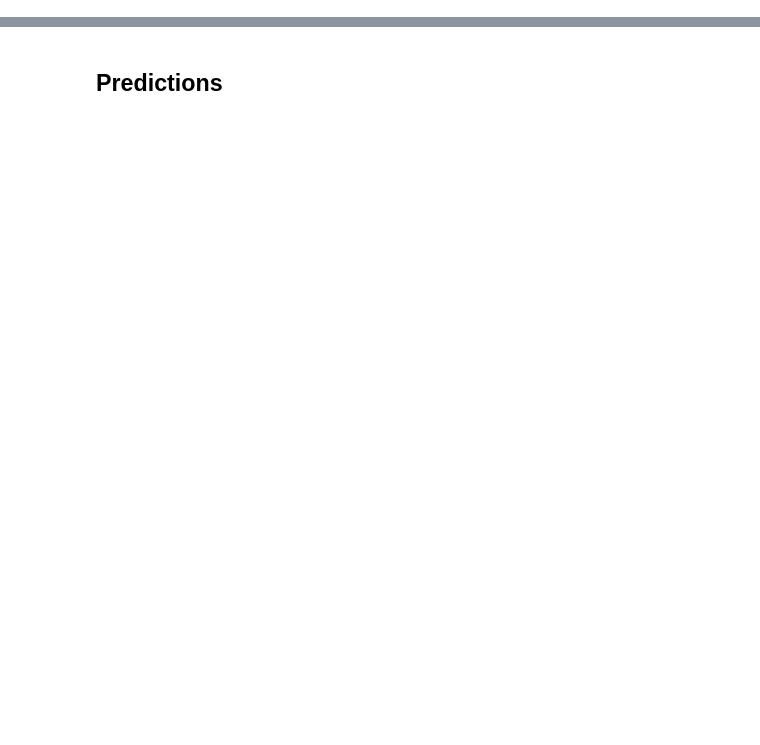
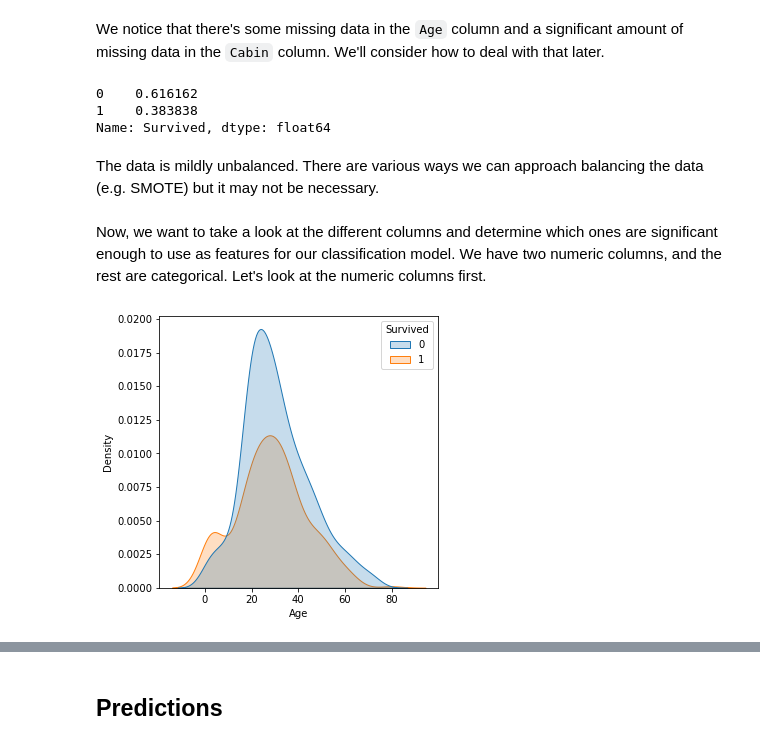
Before and after one commit to n-sachdeva/titanic, a Jupyter notebook: titanic.ipynb, the cells around one changed output, grey strips where cells are left out. Drawn from its saved outputs; the diff is of its cells as text; code cells hidden in the pictures; blank space fills up the shorter version.

```diff
--- a/titanic.ipynb
+++ b/titanic.ipynb
@@ -177,0 +35,17 @@ output == output_old
+# %% [markdown]
+We notice that there's some missing data in the `Age` column and a significant amount of missing data in the `Cabin` column. We'll consider how to deal with that later.
+# %%
+train_data['Survived'].value_counts(normalize=True)
+# %% [output]
+0    0.616162
+1    0.383838
+Name: Survived, dtype: float64
+# %% [markdown]
+The data is mildly unbalanced. There are various ways we can approach balancing the data (e.g. SMOTE) but it may not be necessary.
+# %% [markdown]
+Now, we want to take a look at the different columns and determine which ones are significant enough to use as features for our classification model. We have two numeric columns, and the rest are categorical. Let's look at the numeric columns first.
+# %%
+fig, ax = plt.subplots(figsize=(5,5))
+sns.kdeplot(data=train_data,x='Age',shade=True,hue='Survived');
+# %% [output]
+[figure, added]
```
Also changed, not shown: parts of 77 cells of this notebook, 1 other file.
